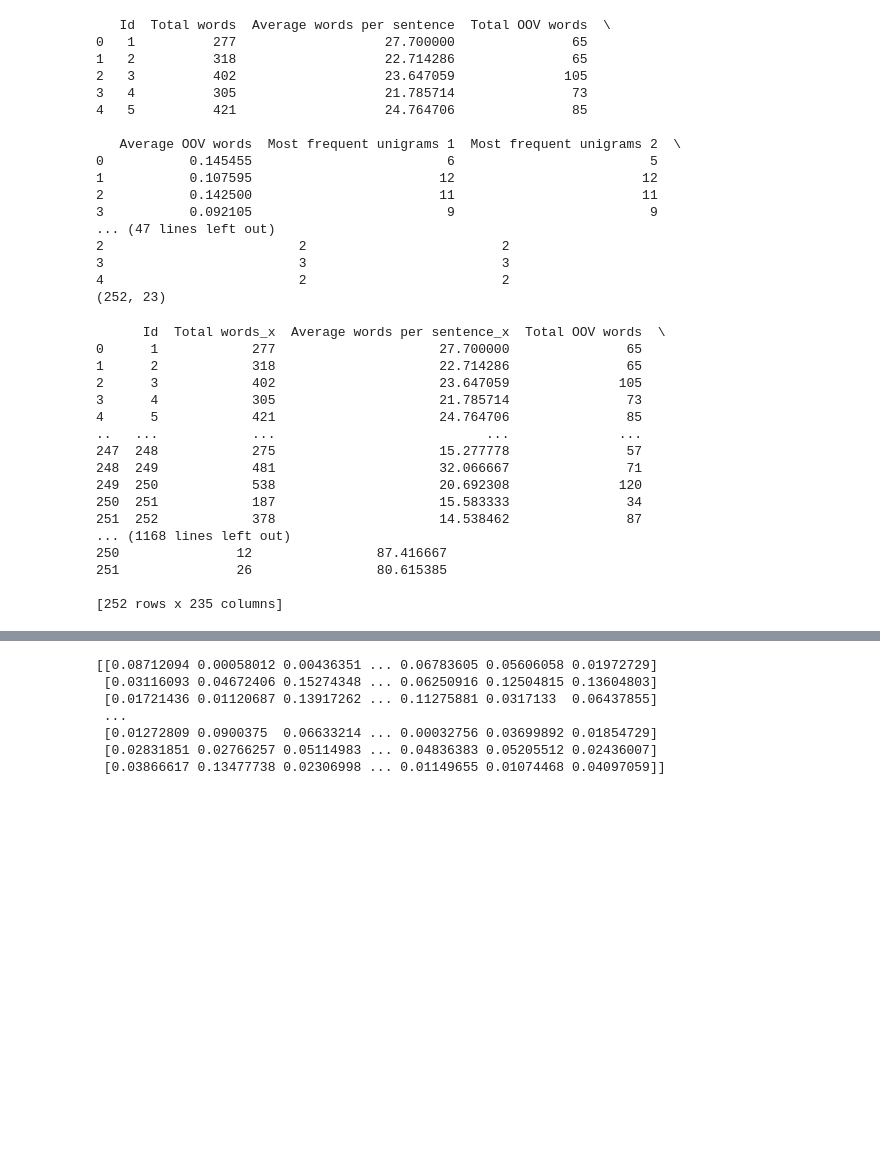
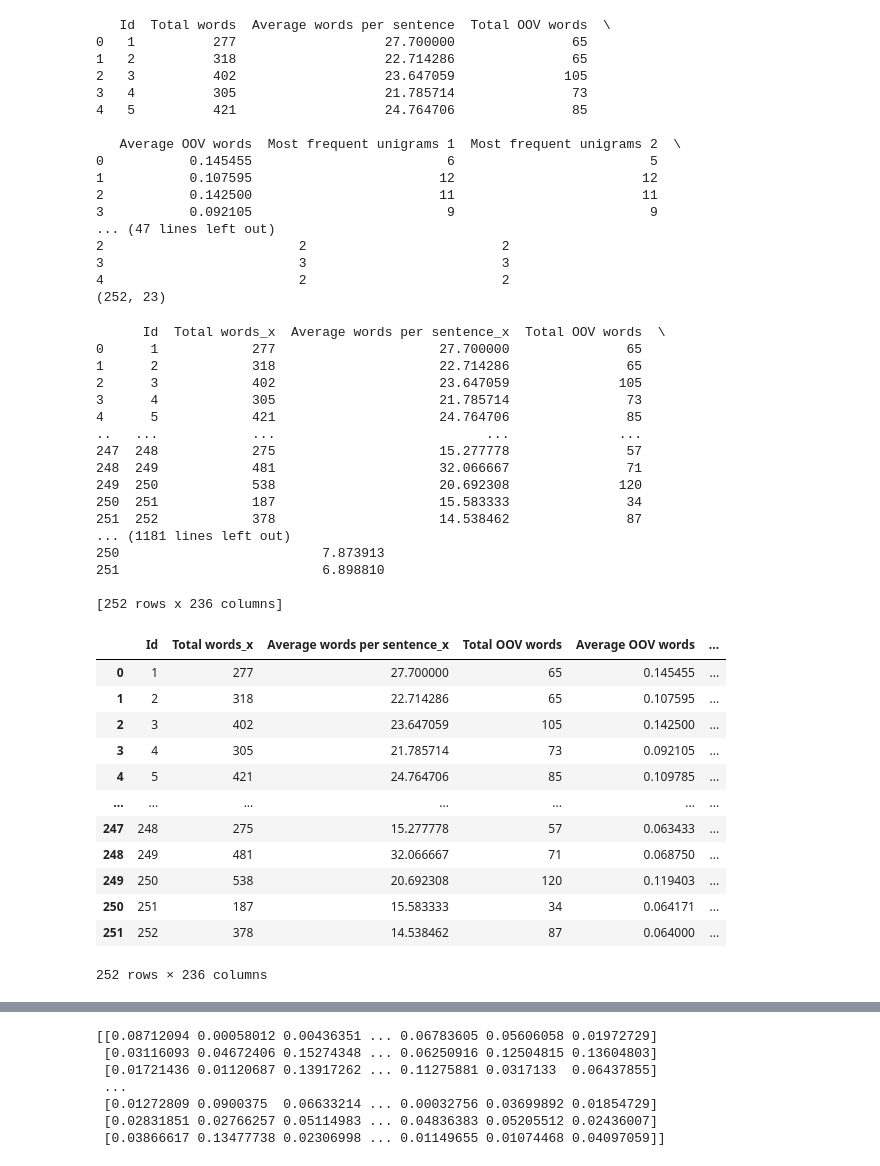
Before and after one commit to Brian-D-Dang/ChatGPT-Generated-Text-Detection, a Jupyter notebook: merge_text_feature_extraction.ipynb, the cells around one changed output, grey strips where cells are left out. Drawn from its saved outputs; the diff is of its cells as text; code cells hidden in the pictures; blank space fills up the shorter version.

Commit message:
Rerun merged extraction for new text feature update

```diff
--- a/merge_text_feature_extraction.ipynb
+++ b/merge_text_feature_extraction.ipynb
@@ -1623,15 +1612,15 @@ os.chdir('/Users/hoobot/VS Code/ChatGPT-Generated-Text-Detection')
 4                         2                         2
 (252, 23)
 # %%
-# # Read the CSV files
-# additional_text_features = pd.read_csv("additional-features.csv")
-# text_features_bdd = pd.read_csv("text-features - BDD.csv")
+# Read the CSV files
+additional_text_features = pd.read_csv("additional-features.csv")
+text_features_bdd = pd.read_csv("text-features - BDD.csv")
 
-# # Perform the join operation
-# merged_df = pd.merge(additional_text_features, text_features_bdd, on='Id')
+# Perform the join operation
+merged_df = pd.merge(additional_text_features, text_features_bdd, on='Id')
 
-# # Print the merged dataframe
-# print(merged_df)
+# Print the merged dataframe
+print(merged_df)
 # %% [output]
       Id  Total words_x  Average words per sentence_x  Total OOV words  \
 0      1            277                     27.700000               65
@@ -1645,9 +1634,25 @@ os.chdir('/Users/hoobot/VS Code/ChatGPT-Generated-Text-Detection')
 249  250            538                     20.692308              120
 250  251            187                     15.583333               34
 251  252            378                     14.538462               87
-... (1168 lines left out)
-250               12                87.416667
-251               26                80.615385
+... (1181 lines left out)
+250                          7.873913
+251                          6.898810
 
-[252 rows x 235 columns]
+[252 rows x 236 columns]
+# %%
+merged_df
+# %% [output]
+|  | Id | Total words_x | Average words per sentence_x | Total OOV words | Average OOV words | ... |
+| 0 | 1 | 277 | 27.700000 | 65 | 0.145455 | ... |
+| 1 | 2 | 318 | 22.714286 | 65 | 0.107595 | ... |
+| 2 | 3 | 402 | 23.647059 | 105 | 0.142500 | ... |
+| 3 | 4 | 305 | 21.785714 | 73 | 0.092105 | ... |
+| 4 | 5 | 421 | 24.764706 | 85 | 0.109785 | ... |
+| ... | ... | ... | ... | ... | ... | ... |
+| 247 | 248 | 275 | 15.277778 | 57 | 0.063433 | ... |
+| 248 | 249 | 481 | 32.066667 | 71 | 0.068750 | ... |
+| 249 | 250 | 538 | 20.692308 | 120 | 0.119403 | ... |
+| 250 | 251 | 187 | 15.583333 | 34 | 0.064171 | ... |
+| 251 | 252 | 378 | 14.538462 | 87 | 0.064000 | ... |
+252 rows × 236 columns
 # %%
```
Also changed, not shown: parts of 17 cells of this notebook.
